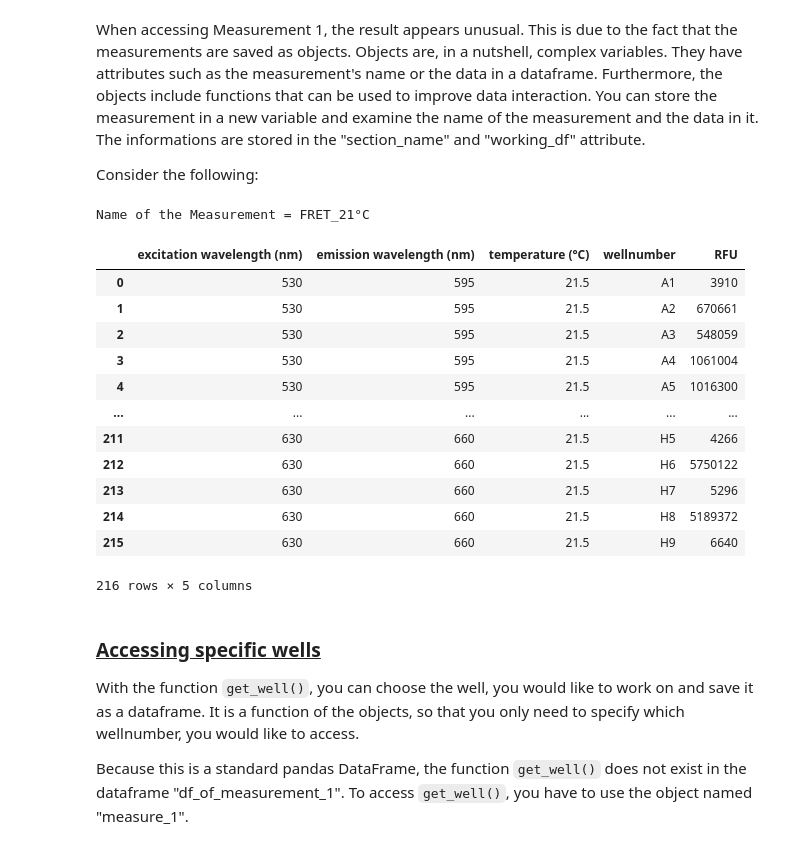
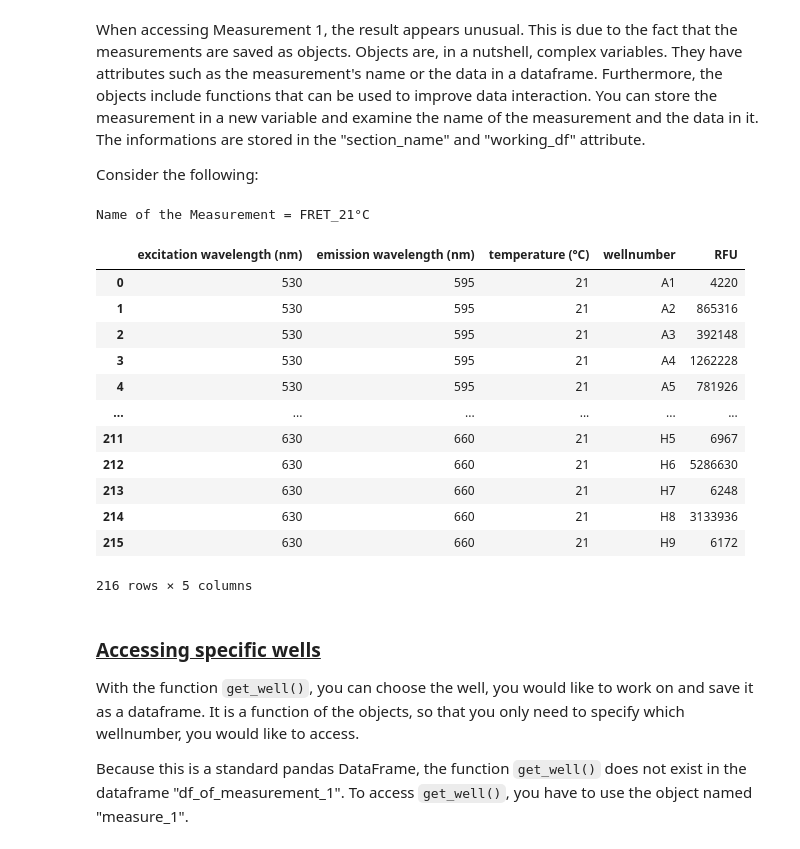
Before and after one commit to BoernerLab/blab_analysis, a Jupyter notebook: divices_example.ipynb, the cells around one changed output. Cells and saved outputs as stored; diff of their text form; code cells hidden in the pictures.

```diff
--- a/divices_example.ipynb
+++ b/divices_example.ipynb
@@ -18,9 +18,9 @@ ID5-files must be saved by the user in TXT- and utf-8 format.
 FRET measurements use emission and excitation wavelengths. These are not completely or incorrectly exported when writing the ID5-files. Therefore you will need to write the wavelengths into a dictionary, as shown below:
 # %%
 wavelength_pairs = {
-    "Dex_Dem": [530, 595],
-    "Dex_Aem": [530, 660],
-    "Aex_Aem": [630, 660]
+    "Dem_Dex": [530, 595],
+    "Aem_Dex": [530, 660],
+    "Aem_Aex": [630, 660]
 }
 # %% [markdown]
 To use these values in the FRET calculations, they need to be passed to the ID5 function in a dictionary.
@@ -30,7 +30,7 @@ The function `ID5` is much more than just the function to read the files - but t
 
 If the file has been successfully loaded, the measurements that have been read in will be displayed. The measurements are named with "Measurement_" and a consecutive number. The usage and output is shown below:
 # %%
-my_id5_data = blab.ID5("src/id5_data/2023-05-22_NaCl-titration_VS.txt", wavelength_pairs)
+working_with_id5_data = blab.ID5("src/id5_data/2023-05-30_MgCl2_titration_VS.txt", wavelength_pairs)
 # %% [output]
 Measurement_1 = FRET_21°C: Endpoint, Fluorescence
 Measurement_2 = FRET_23°C: Endpoint, Fluorescence
@@ -71,26 +71,26 @@ You can store the measurement in a new variable and examine the name of the meas
 
 Consider the following:
 # %%
-measure_1 = my_id5_data.measurements["Measurement_1"]
+measure_1 = working_with_id5_data.measurements["Measurement_1"]
 
 print(f"Name of the Measurement = {measure_1.section_name}")
 
 df_of_measurement_1 = measure_1.working_df
 df_of_measurement_1
 # %% [output]
 Name of the Measurement = FRET_21°C
 |  | excitation wavelength (nm) | emission wavelength (nm) | temperature (°C) | wellnumber | RFU |
-| 0 | 530 | 595 | 21.5 | A1 | 3910 |
-| 1 | 530 | 595 | 21.5 | A2 | 670661 |
-| 2 | 530 | 595 | 21.5 | A3 | 548059 |
-| 3 | 530 | 595 | 21.5 | A4 | 1061004 |
-| 4 | 530 | 595 | 21.5 | A5 | 1016300 |
+| 0 | 530 | 595 | 21 | A1 | 4220 |
+| 1 | 530 | 595 | 21 | A2 | 865316 |
+| 2 | 530 | 595 | 21 | A3 | 392148 |
+| 3 | 530 | 595 | 21 | A4 | 1262228 |
+| 4 | 530 | 595 | 21 | A5 | 781926 |
 | ... | ... | ... | ... | ... | ... |
-| 211 | 630 | 660 | 21.5 | H5 | 4266 |
-| 212 | 630 | 660 | 21.5 | H6 | 5750122 |
-| 213 | 630 | 660 | 21.5 | H7 | 5296 |
-| 214 | 630 | 660 | 21.5 | H8 | 5189372 |
-| 215 | 630 | 660 | 21.5 | H9 | 6640 |
+| 211 | 630 | 660 | 21 | H5 | 6967 |
+| 212 | 630 | 660 | 21 | H6 | 5286630 |
+| 213 | 630 | 660 | 21 | H7 | 6248 |
+| 214 | 630 | 660 | 21 | H8 | 3133936 |
+| 215 | 630 | 660 | 21 | H9 | 6172 |
 216 rows × 5 columns
 # %% [markdown]
 ### <u>Accessing specific wells</u>
```
Also changed, not shown: parts of 34 cells of this notebook, 3 other files.
